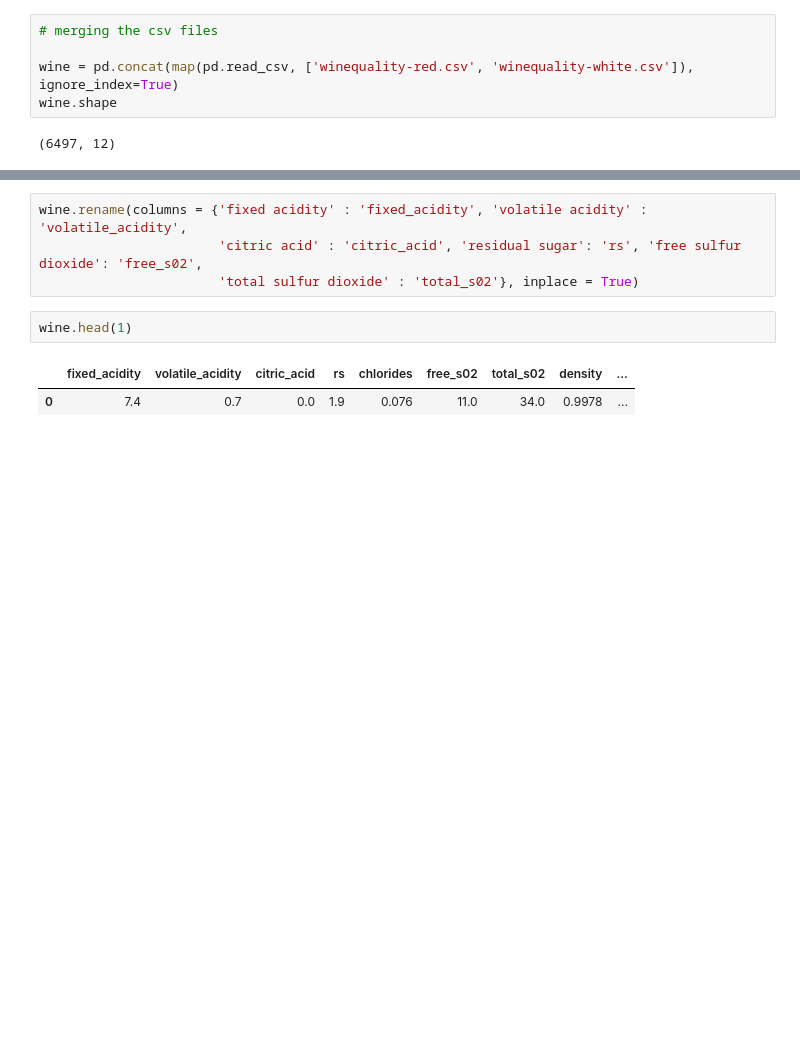
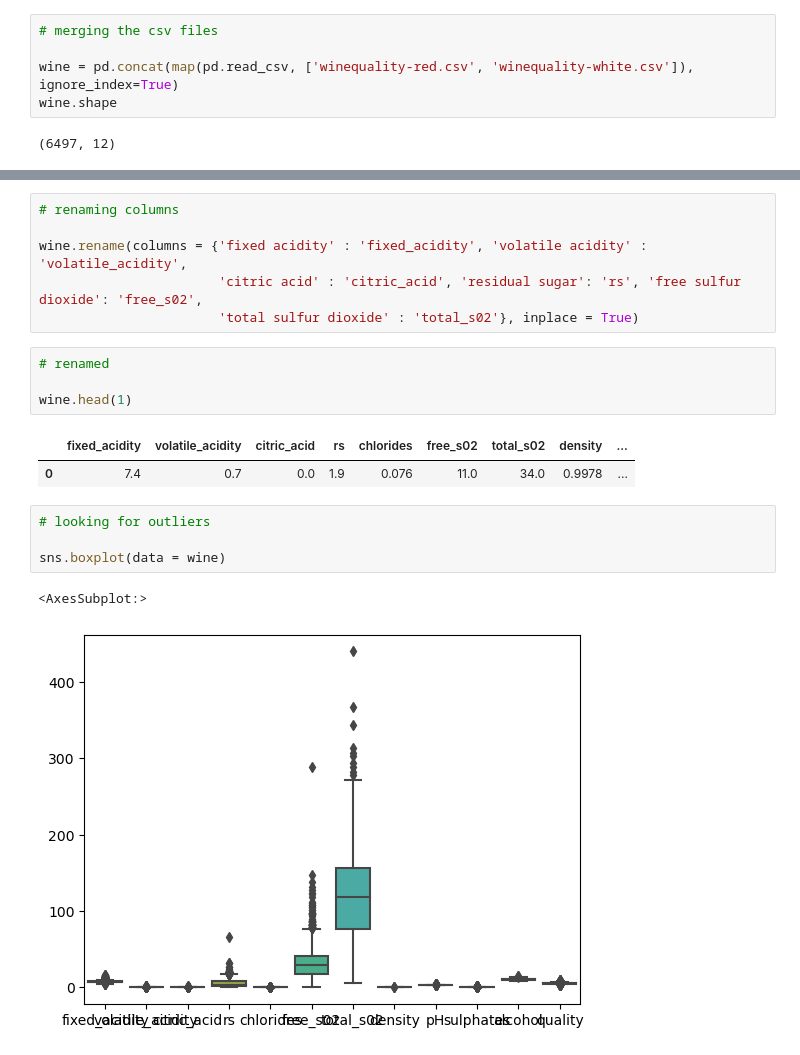
Before and after one commit to Mags-and-Smitty-Clustering-Project/group, a Jupyter notebook: project_3_workbook.ipynb, the cells around one changed output, grey strips where cells are left out. Drawn from its saved outputs; the diff is of its cells as text; blank space fills up the shorter version.

Commit message:
updates to graphs

```diff
--- a/project_3_workbook.ipynb
+++ b/project_3_workbook.ipynb
@@ -125,9 +131,20 @@ wine.describe().T
 # %%
+# renaming columns
+
 wine.rename(columns = {'fixed acidity' : 'fixed_acidity', 'volatile acidity' : 'volatile_acidity',
                        'citric acid' : 'citric_acid', 'residual sugar': 'rs', 'free sulfur dioxide': 'free_s02',
                        'total sulfur dioxide' : 'total_s02'}, inplace = True)
 # %%
+# renamed
+
 wine.head(1)
 # %% [output]
 |  | fixed_acidity | volatile_acidity | citric_acid | rs | chlorides | free_s02 | total_s02 | density | ... |
 | 0 | 7.4 | 0.7 | 0.0 | 1.9 | 0.076 | 11.0 | 34.0 | 0.9978 | ... |
+# %%
+# looking for outliers
+
+sns.boxplot(data = wine)
+# %% [output]
+<AxesSubplot:>
+[figure, added]
```
Also changed, not shown: parts of 9 cells of this notebook.
